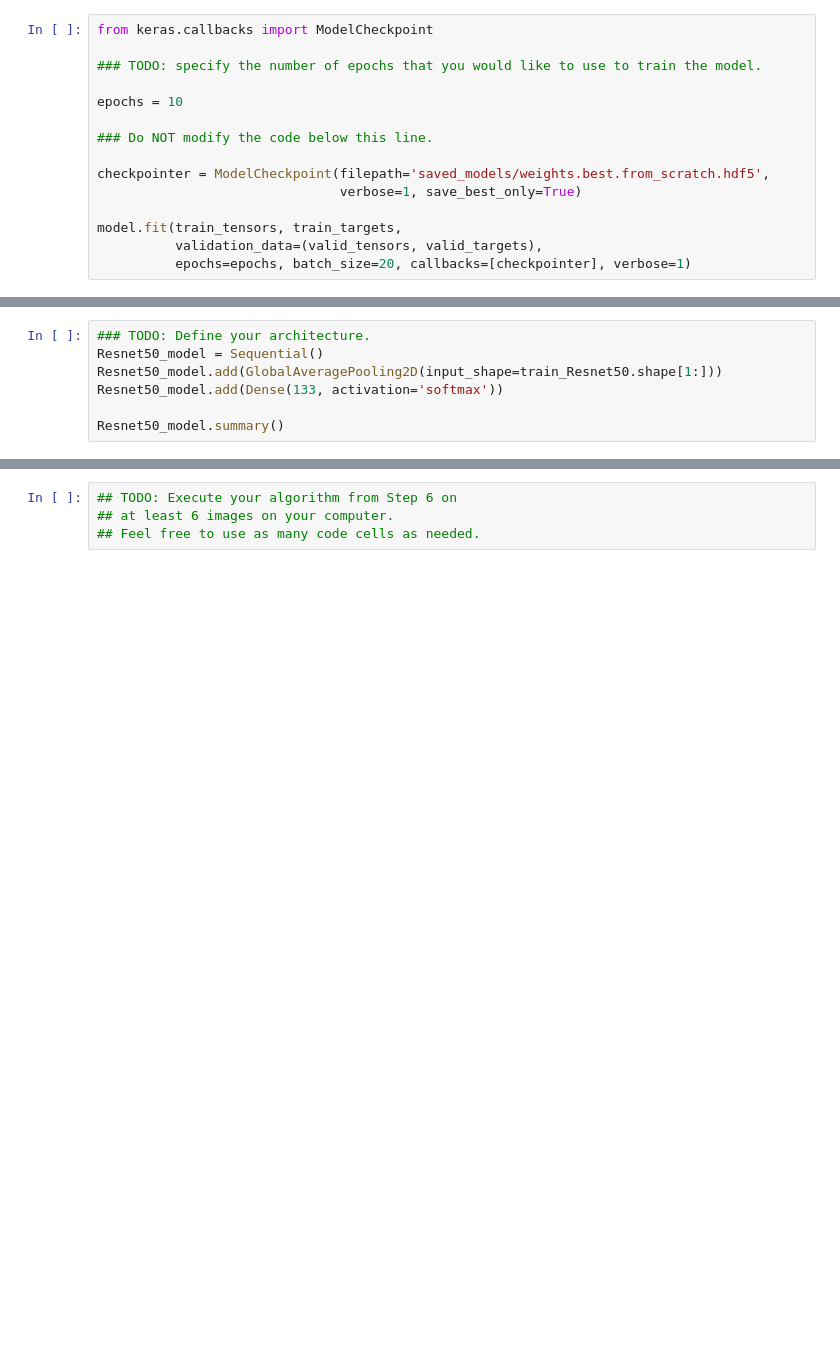
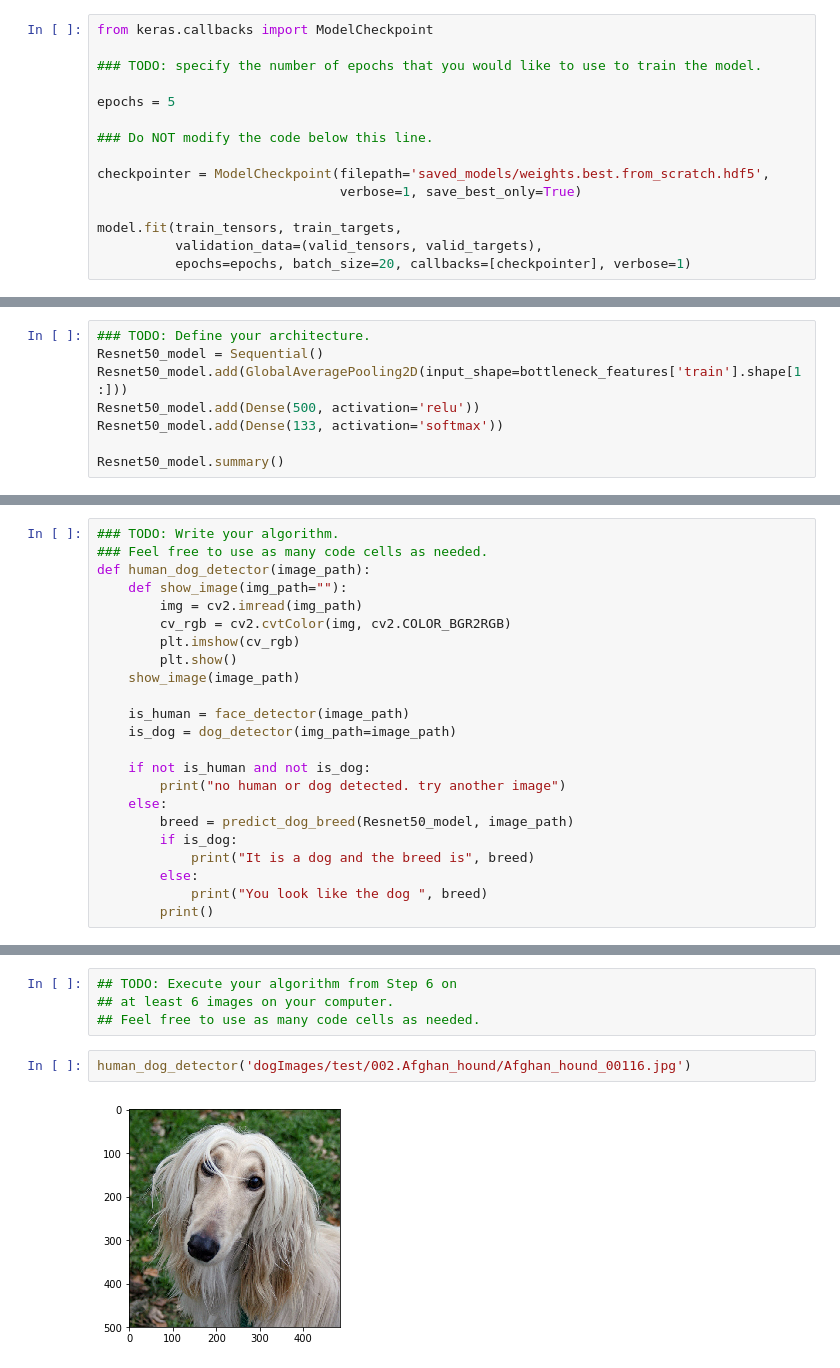
Before and after one commit to satishboggarapu/Udacity-AIND-DogProject, a Jupyter notebook: dog_app.ipynb, the cells around one changed output, grey strips where cells are left out. Drawn from its saved outputs; the diff is of its cells as text; blank space fills up the shorter version.

```diff
--- a/dog_app.ipynb
+++ b/dog_app.ipynb
@@ -407,7 +417,7 @@ from keras.callbacks import ModelCheckpoint
 
 ### TODO: specify the number of epochs that you would like to use to train the model.
 
-epochs = 10
+epochs = 5
 
 ### Do NOT modify the code below this line.
 
@@ -595,7 +602,8 @@ __Answer:__
 # %%
 ### TODO: Define your architecture.
 Resnet50_model = Sequential()
-Resnet50_model.add(GlobalAveragePooling2D(input_shape=train_Resnet50.shape[1:]))
+Resnet50_model.add(GlobalAveragePooling2D(input_shape=bottleneck_features['train'].shape[1:]))
+Resnet50_model.add(Dense(500, activation='relu'))
 Resnet50_model.add(Dense(133, activation='softmax'))
 
 Resnet50_model.summary()
@@ -715,3 +743,26 @@ Some sample output for our algorithm is provided below, but feel free to design
+# %%
+### TODO: Write your algorithm.
+### Feel free to use as many code cells as needed.
+def human_dog_detector(image_path):
+    def show_image(img_path=""):
+        img = cv2.imread(img_path)
+        cv_rgb = cv2.cvtColor(img, cv2.COLOR_BGR2RGB)
+        plt.imshow(cv_rgb)
+        plt.show()
+    show_image(image_path)
+
+    is_human = face_detector(image_path)
+    is_dog = dog_detector(img_path=image_path)
+
+    if not is_human and not is_dog:
+        print("no human or dog detected. try another image")
+    else:
+        breed = predict_dog_breed(Resnet50_model, image_path)
+        if is_dog:
+            print("It is a dog and the breed is", breed)
+        else:
+            print("You look like the dog ", breed)
+        print()
 # %% [markdown]
 ---
 <a id='step7'></a>
@@ -730,3 +786,7 @@ __Answer:__
 ## TODO: Execute your algorithm from Step 6 on
 ## at least 6 images on your computer.
 ## Feel free to use as many code cells as needed.
+# %%
+human_dog_detector('dogImages/test/002.Afghan_hound/Afghan_hound_00116.jpg')
+# %% [output]
+[figure, added]
```
Also changed, not shown: parts of 29 cells of this notebook, 4 other files.
